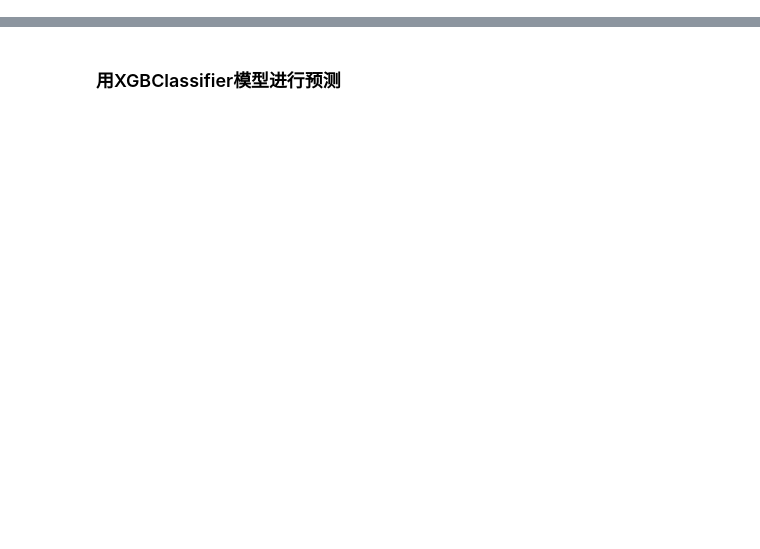
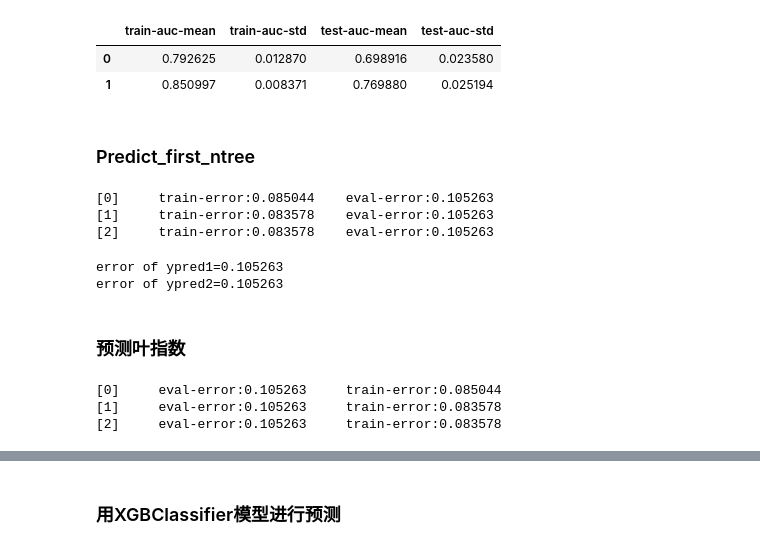
Before and after one commit to MyLearningTest/prediction_model, a Jupyter notebook: script/Water_XGBClassifier&FeatureSelect.ipynb, the cells around one changed output, grey strips where cells are left out. Cells and saved outputs as stored; diff of their text form; code cells hidden in the pictures; blank space fills up the shorter version.

```diff
--- a/script/Water_XGBClassifier&FeatureSelect.ipynb
+++ b/script/Water_XGBClassifier&FeatureSelect.ipynb
@@ -47,0 +85,46 @@ X_train,X_test,y_train,y_test = train_test_split(x,y,test_size=0.1,random_state=
+# %%
+def fpreproc(dtrain, dtest, param):
+    label = dtrain.get_label()
+    ratio = float(np.sum(label == 0)) / np.sum(label == 1)
+    param['scale_pos_weight'] = ratio
+    return (dtrain, dtest, param)
+
+# 对每一个折都要进行交叉验证,dtrain, dtest, param将被传入fpreproc,然后fpreproc的返回值将用于生成该折叠的结果
+xgb.cv(params, dtrain, num_round, nfold=5,
+       metrics={'auc'}, seed=0, fpreproc=fpreproc)
+# %% [output]
+|  | train-auc-mean | train-auc-std | test-auc-mean | test-auc-std |
+| 0 | 0.792625 | 0.012870 | 0.698916 | 0.023580 |
+| 1 | 0.850997 | 0.008371 | 0.769880 | 0.025194 |
+# %% [markdown]
+### Predict_first_ntree
+# %%
+params = {'max_depth':2,'eta':1,'silent':1,'objective':'binary:logistic'}
+watchlist = [(dtrain,'train'),(dtest,'eval')]
+num_round=3
+bst = xgb.train(params,dtrain,num_round,watchlist)
+# %% [output]
+[0]     train-error:0.085044    eval-error:0.105263
+[1]     train-error:0.083578    eval-error:0.105263
+[2]     train-error:0.083578    eval-error:0.105263
+# %%
+#从第n棵树开始测试预测
+label= dtest.get_label()
+ypred1 = bst.predict(dtest,ntree_limit=1)
+ypred2 = bst.predict(dtest)
+print('error of ypred1=%f' % (np.sum((ypred1 > 0.5) != label) / float(len(label))))
+print('error of ypred2=%f' % (np.sum((ypred2 > 0.5) != label) / float(len(label))))
+# %% [output]
+error of ypred1=0.105263
+error of ypred2=0.105263
+# %% [markdown]
+### 预测叶指数
+# %%
+params = {'max_depth':2,'eta':1,'silent':1,'objective':'binary:logistic'}
+watchlist =[(dtest,'eval'),(dtrain,'train')]
+num_round=3
+bst = xgb.train(params,dtrain,num_round,watchlist)
+# %% [output]
+[0]     eval-error:0.105263     train-error:0.085044
+[1]     eval-error:0.105263     train-error:0.083578
+[2]     eval-error:0.105263     train-error:0.083578
```
Also changed, not shown: parts of 10 cells of this notebook.
